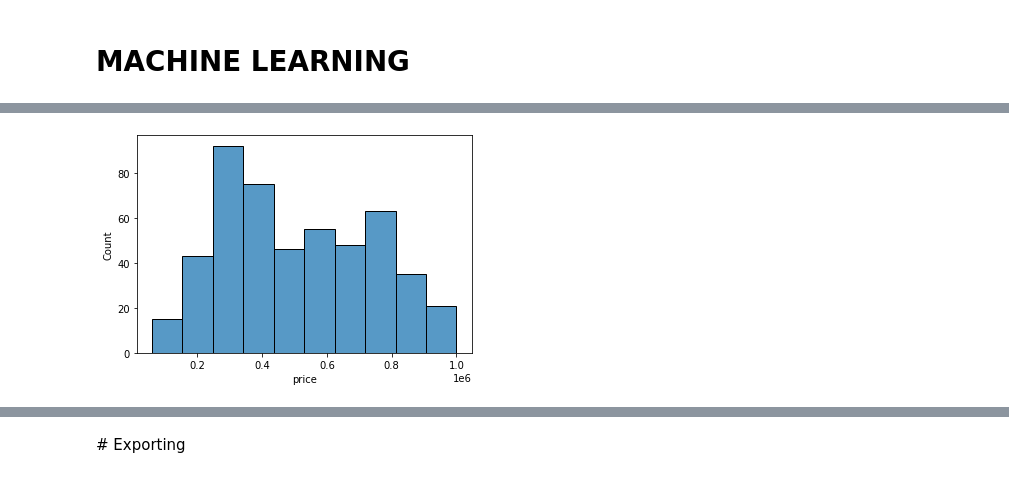
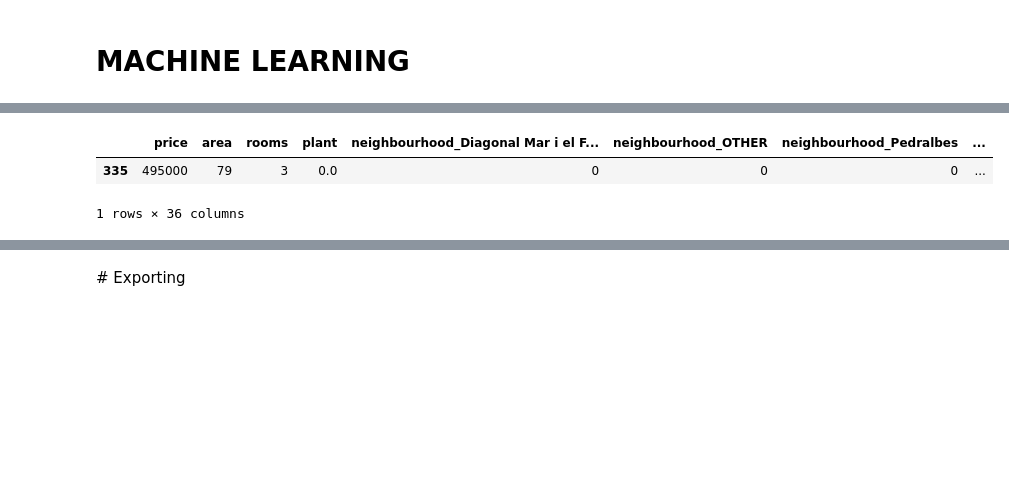
Before and after one commit to miguelpalospou/Final-project, a Jupyter notebook: project.ipynb, the cells around one changed output, grey strips where cells are left out. Drawn from its saved outputs; the diff is of its cells as text; code cells hidden in the pictures; blank space fills up the shorter version.

```diff
--- a/project.ipynb
+++ b/project.ipynb
@@ -743,7 +138,7 @@ df_dummy = df_dummy.drop(df_dummy[df_dummy['price'] >1000000].index)
-# %%
-
-
-
-sns.histplot(x="price", data=df_dummy);
-# %% [output]
-[figure, removed]
+# %%
+df_dummy=machine_learning.preparation(df)
+df_dummy.sample()
+# %% [output]
+|  | price | area | rooms | plant | neighbourhood_Diagonal Mar i el F... | neighbourhood_OTHER | neighbourhood_Pedralbes | ... |
+| 335 | 495000 | 79 | 3 | 0.0 | 0 | 0 | 0 | ... |
+1 rows × 36 columns
```
Also changed, not shown: parts of 97 cells of this notebook, 2 other files.
